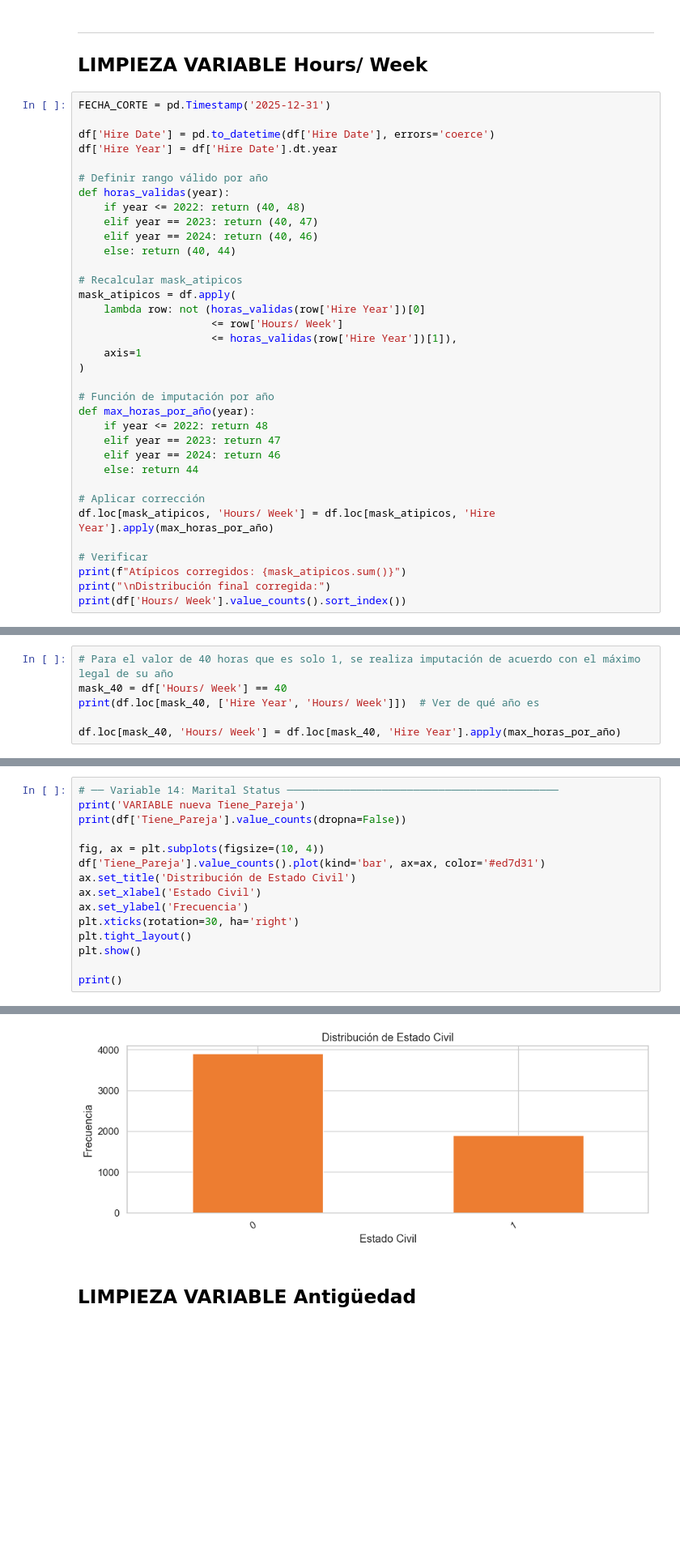
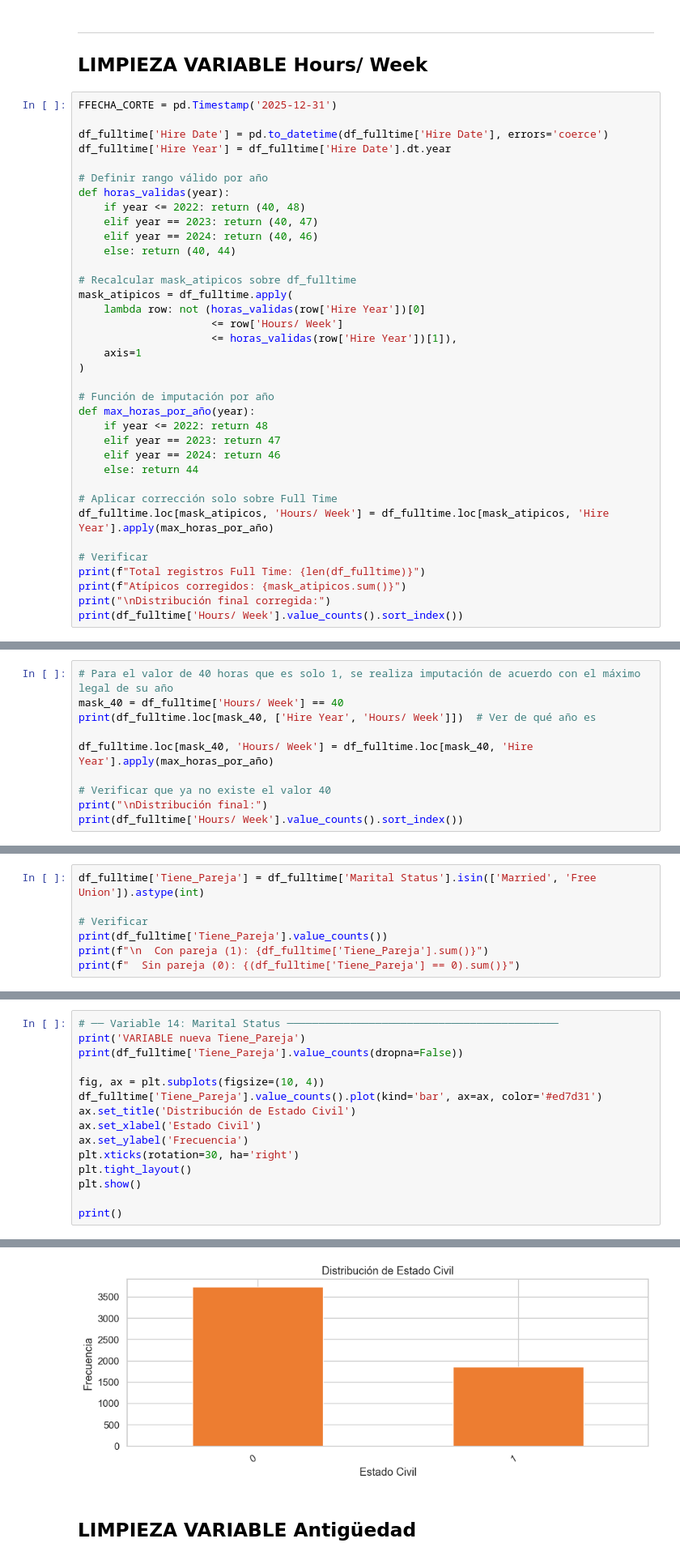
Before and after one commit to karenduque0411/tesis_maestria, a Jupyter notebook: notebooks/00-eda.ipynb, the cells around one changed output, grey strips where cells are left out. Shown at 81% size. Saved outputs shown, nothing was run; the diff lists cells and outputs as text; blank space fills up the shorter version.

Commit message:
Corrección variables df_fulltime

```diff
--- a/notebooks/00-eda.ipynb
+++ b/notebooks/00-eda.ipynb
@@ -916,10 +947,10 @@ Name: Position vs Estimated Median, dtype: float64
 ---
 ## LIMPIEZA VARIABLE Hours/ Week
 # %%
-FECHA_CORTE = pd.Timestamp('2025-12-31')
+FFECHA_CORTE = pd.Timestamp('2025-12-31')
 
-df['Hire Date'] = pd.to_datetime(df['Hire Date'], errors='coerce')
-df['Hire Year'] = df['Hire Date'].dt.year
+df_fulltime['Hire Date'] = pd.to_datetime(df_fulltime['Hire Date'], errors='coerce')
+df_fulltime['Hire Year'] = df_fulltime['Hire Date'].dt.year
 
 # Definir rango válido por año
 def horas_validas(year):
@@ -928,8 +959,8 @@ def horas_validas(year):
     elif year == 2024: return (40, 46)
     else: return (40, 44)
 
-# Recalcular mask_atipicos
-mask_atipicos = df.apply(
+# Recalcular mask_atipicos sobre df_fulltime
+mask_atipicos = df_fulltime.apply(
     lambda row: not (horas_validas(row['Hire Year'])[0]
                      <= row['Hours/ Week']
                      <= horas_validas(row['Hire Year'])[1]),
@@ -943,11 +974,12 @@ def max_horas_por_año(year):
     elif year == 2024: return 46
     else: return 44
 
-# Aplicar corrección
-df.loc[mask_atipicos, 'Hours/ Week'] = df.loc[mask_atipicos, 'Hire Year'].apply(max_horas_por_año)
+# Aplicar corrección solo sobre Full Time
+df_fulltime.loc[mask_atipicos, 'Hours/ Week'] = df_fulltime.loc[mask_atipicos, 'Hire Year'].apply(max_horas_por_año)
 
 # Verificar
+print(f"Total registros Full Time: {len(df_fulltime)}")
 print(f"Atípicos corregidos: {mask_atipicos.sum()}")
 print("\nDistribución final corregida:")
-print(df['Hours/ Week'].value_counts().sort_index())
+print(df_fulltime['Hours/ Week'].value_counts().sort_index())
 # %% [output]
@@ -963,10 +996,14 @@ Hours/ Week
 Name: count, dtype: int64
 # %%
 # Para el valor de 40 horas que es solo 1, se realiza imputación de acuerdo con el máximo legal de su año
-mask_40 = df['Hours/ Week'] == 40
-print(df.loc[mask_40, ['Hire Year', 'Hours/ Week']])  # Ver de qué año es
+mask_40 = df_fulltime['Hours/ Week'] == 40
+print(df_fulltime.loc[mask_40, ['Hire Year', 'Hours/ Week']])  # Ver de qué año es
 
-df.loc[mask_40, 'Hours/ Week'] = df.loc[mask_40, 'Hire Year'].apply(max_horas_por_año)
+df_fulltime.loc[mask_40, 'Hours/ Week'] = df_fulltime.loc[mask_40, 'Hire Year'].apply(max_horas_por_año)
+
+# Verificar que ya no existe el valor 40
+print("\nDistribución final:")
+print(df_fulltime['Hours/ Week'].value_counts().sort_index())
 # %% [output]
       Hire Year  Hours/ Week
 4383       2023           40
@@ -1007,0 +1051,7 @@ df['Tiene_Pareja'] = df['Marital Status'].isin(['Married', 'Free Union']).astype
+# %%
+df_fulltime['Tiene_Pareja'] = df_fulltime['Marital Status'].isin(['Married', 'Free Union']).astype(int)
+
+# Verificar
+print(df_fulltime['Tiene_Pareja'].value_counts())
+print(f"\n  Con pareja (1): {df_fulltime['Tiene_Pareja'].sum()}")
+print(f"  Sin pareja (0): {(df_fulltime['Tiene_Pareja'] == 0).sum()}")
@@ -1008,10 +1066,10 @@ df['Tiene_Pareja'] = df['Marital Status'].isin(['Married', 'Free Union']).astype
 # %%
 # ── Variable 14: Marital Status ───────────────────────────────────────────
 print('VARIABLE nueva Tiene_Pareja')
-print(df['Tiene_Pareja'].value_counts(dropna=False))
+print(df_fulltime['Tiene_Pareja'].value_counts(dropna=False))
 
 fig, ax = plt.subplots(figsize=(10, 4))
-df['Tiene_Pareja'].value_counts().plot(kind='bar', ax=ax, color='#ed7d31')
+df_fulltime['Tiene_Pareja'].value_counts().plot(kind='bar', ax=ax, color='#ed7d31')
 ax.set_title('Distribución de Estado Civil')
 ax.set_xlabel('Estado Civil')
 ax.set_ylabel('Frecuencia')
@@ -1028,5 +1086,5 @@ Tiene_Pareja
 Name: count, dtype: int64
-[figure, old version]
+[figure, new version]
 # %% [markdown]
 ## LIMPIEZA VARIABLE Antigüedad
 # %%
```
Also changed, not shown: parts of 26 cells of this notebook.
